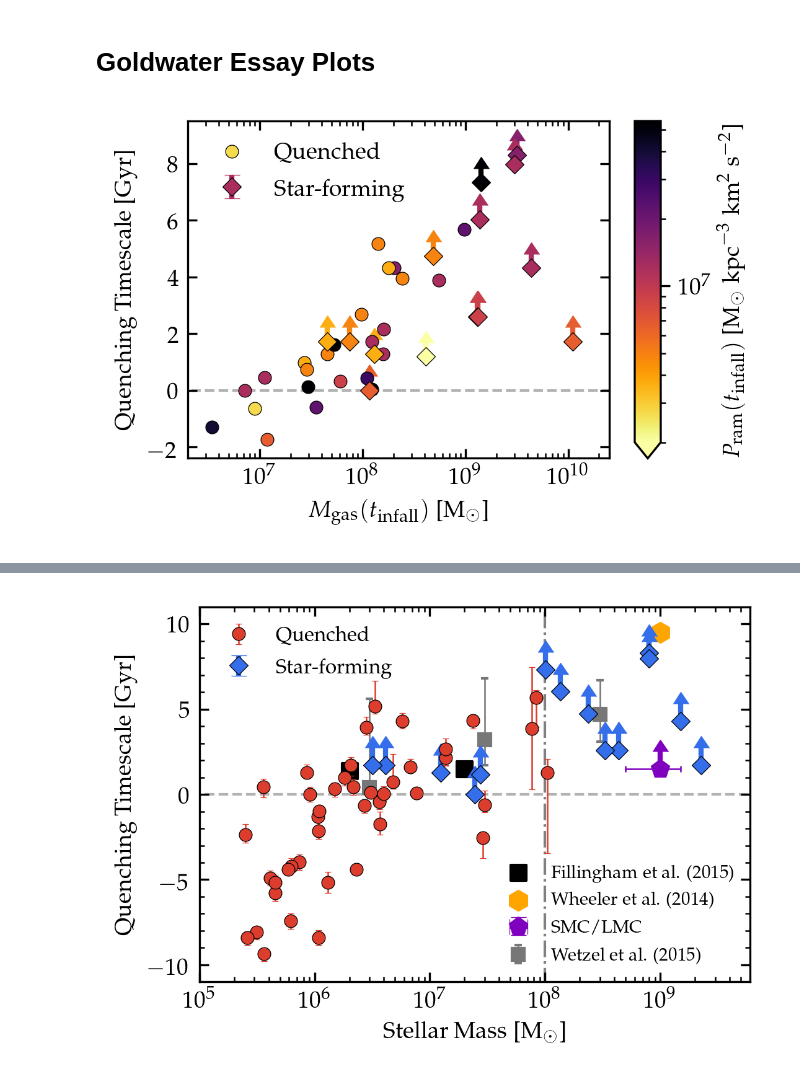
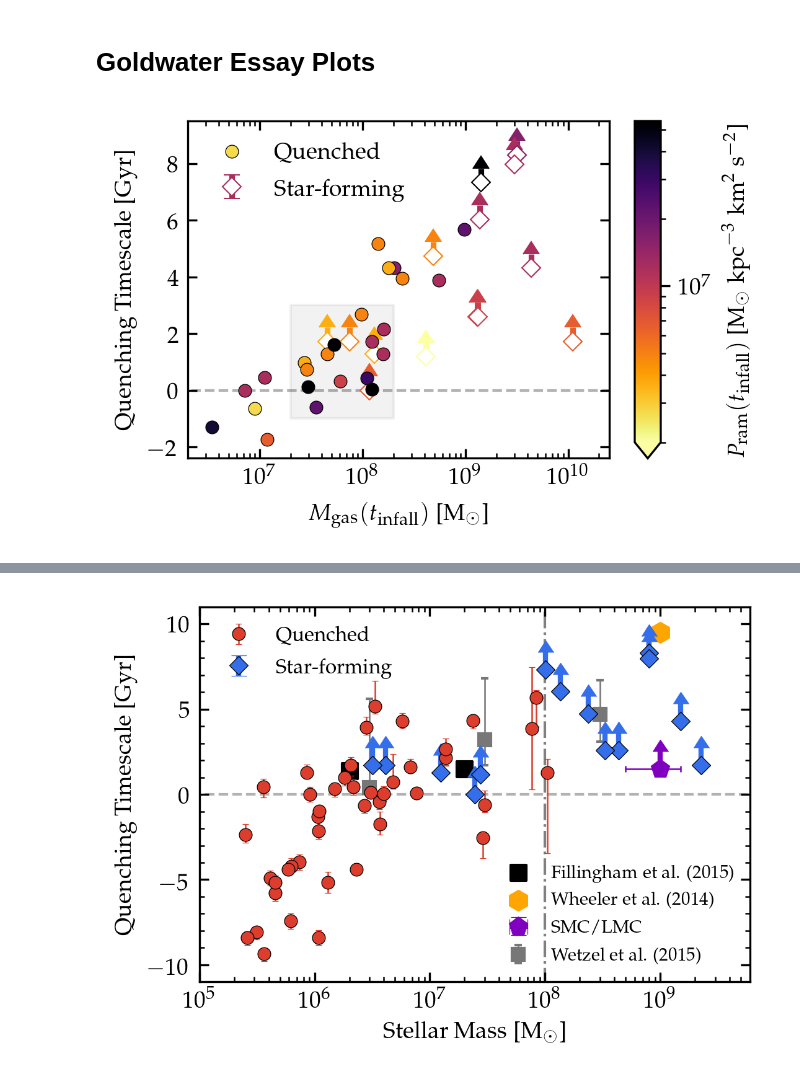
Before and after one commit to hollisakins/Justice_League_Code, a Jupyter notebook: Analysis/QuenchingTimescales/SFR_Quenching_Times.ipynb, the cells around one changed output, grey strips where cells are left out. Saved outputs shown, nothing was run; the diff lists cells and outputs as text; code cells hidden in the pictures.

Commit message:
plot organization

```diff
--- a/Analysis/QuenchingTimescales/SFR_Quenching_Times.ipynb
+++ b/Analysis/QuenchingTimescales/SFR_Quenching_Times.ipynb
@@ -1987,48 +1985,36 @@ cmap = mpl.cm.get_cmap(cmap_name, 12)
 # max_Pram, min_Pram = np.max(Pram), np.min(Pram)
 max_Pram, min_Pram = np.max(Pram), 2e6
 
 for s,h,q, mg, t, pr in zip(sim, haloid, quenched, M_gas_at_infall, timescale, Pram):
     color = cmap((np.log10(pr) - np.log10(min_Pram))/(np.log10(max_Pram) - np.log10(min_Pram)))
     if q:
-        im0 = ax.errorbar([mg], [t], mfc = color, fmt='o', mec='k', mew=0.3, zorder=2, ms=5)
+        im0 = ax.errorbar([mg], [t], mfc = color, fmt='o', mec='k', mew=0.3, zorder=3, ms=5)
     else:
-        im1 = ax.errorbar([mg], [t], yerr=0.5, mfc = color,
-                          ecolor=color, mec='k', mew=0.3, fmt='D', zorder=2, lolims=True,
-                          ms=5, elinewidth=2, capsize=3,capthick=2)
+        im1 = ax.errorbar([mg], [t], yerr=0.5, mfc = 'w',
+                          ecolor=color, mec=color, mew=0.5, fmt='D', zorder=2, lolims=True,
+                          ms=5, elinewidth=2.2, capsize=3.2,capthick=2.2)
 
+ax.fill_between([2e7,2e8],[-1,-1],[3,3],ec='k', fc='k',alpha=0.05, zorder=-3)
 
-# p3 = ax.errorbar(data.M_star[~q], tinfall[~q],
-#             yerr = [1]*len(tinfall[~q]), # constant yerr means consistent arrow length
-#             elinewidth=2,
-#             mec = 'k',
-#             mew = 0.3,
-#             ecolor='#346eeb',
-#             capsize=3,
-#             capthick=2,
-#             fmt='D',
-#             color = '#346eeb',
-#             ms = 5,
-#             lolims=True,
-#             zorder=1)
 
 fig.colorbar(mpl.cm.ScalarMappable(norm=mpl.colors.LogNorm(vmin=min_Pram, vmax=max_Pram), cmap=cmap_name), ax=ax, extend='min',
              label=r'$P_{\mathrm{ram}}(t_{\mathrm{infall}})$ [$\mathrm{M}_{\odot}~\mathrm{kpc}^{-3}~\mathrm{km}^2~\mathrm{s}^{-2}$]')
 
 ax.semilogx()
 ax.tick_params(direction='in', which='both')
 ax.yaxis.set_ticks_position('both')
 ax.xaxis.set_ticks_position('both')
 ax.plot([1e4,1e11],[0,0], 'k--', linewidth=1, alpha=0.3,zorder=-1)
 ax.set_ylabel('Quenching Timescale [Gyr]')
 ax.set_ylim(-2.4, 9.5)
 ax.set_xlabel('$M_{\mathrm{gas}}(t_{\mathrm{infall}})$ [$\mathrm{M}_\odot$]')
 ax.set_xlim(2e6, 2.5e10)
 
 im0.set_label('Quenched')
 im1.set_label('Star-forming')
 ax.legend(loc='upper left', frameon=False)
 
 plt.savefig('ram_pressure_Goldwater.pdf',dpi=300)
 plt.show()
 # %% [output]
-[figure, old version]
+[figure, new version]
```
Also changed, not shown: parts of 3 cells of this notebook, 33 other files.
